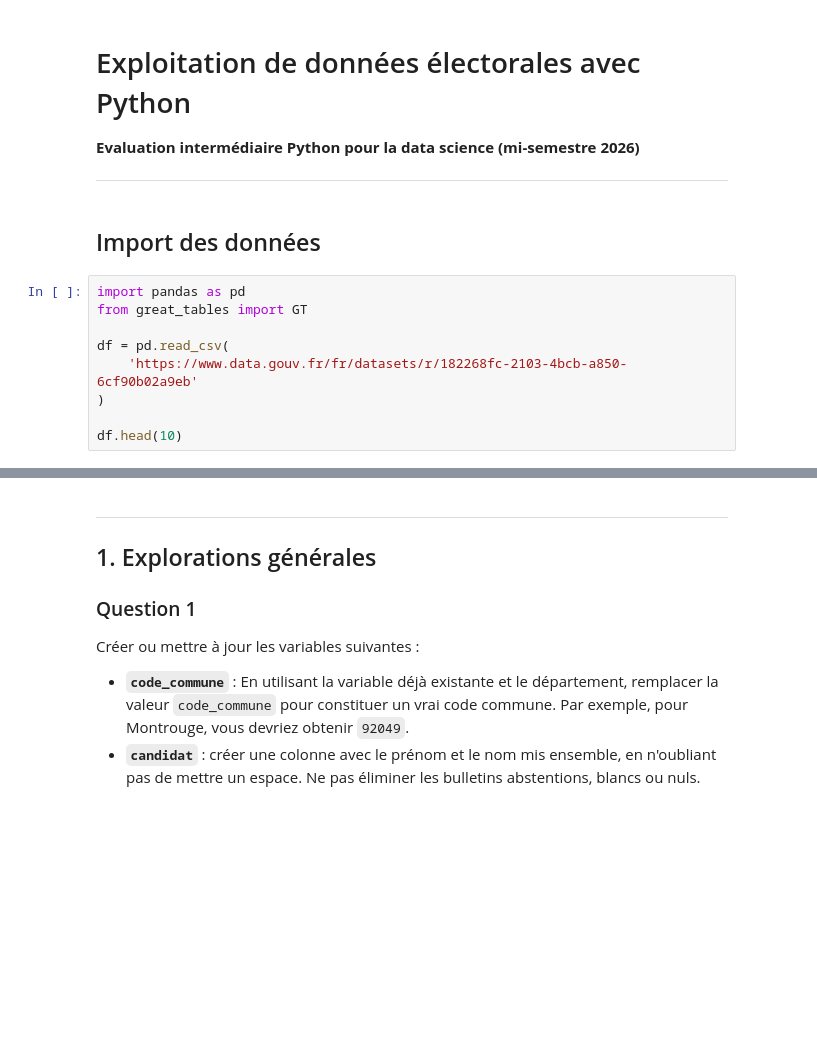
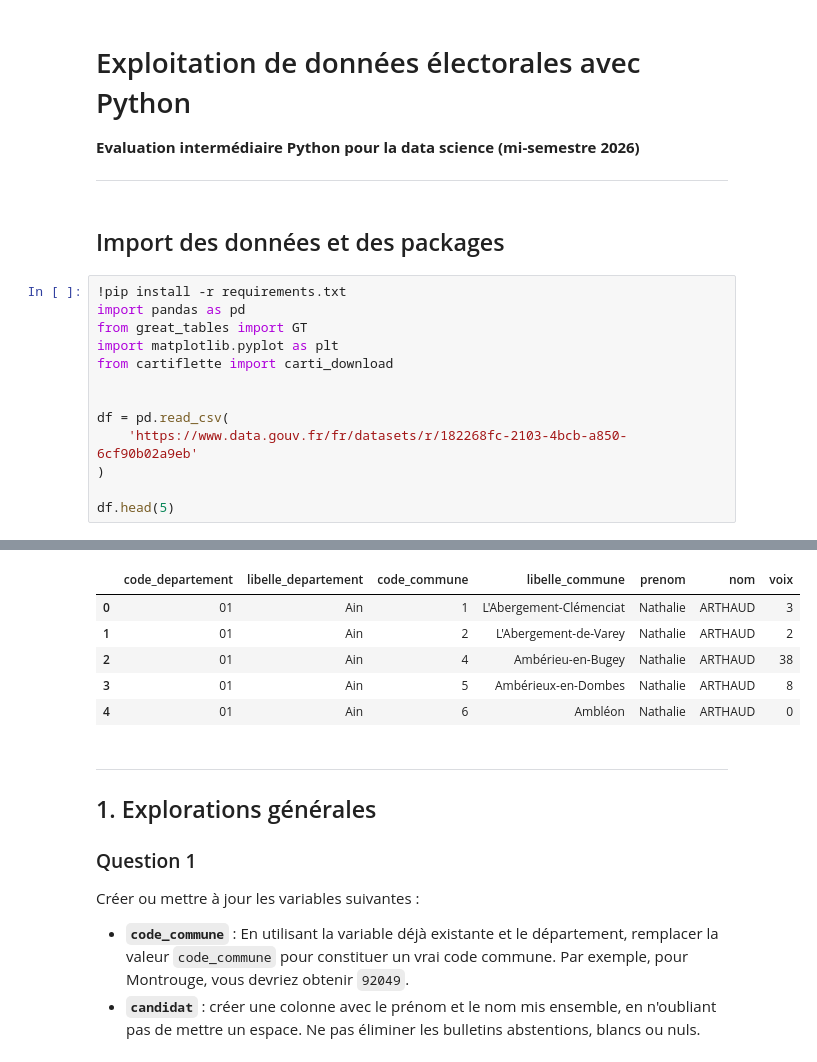
Before and after one commit to zgregi/DM_python_datascience, a Jupyter notebook: main.ipynb, the cells around one changed output, grey strips where cells are left out. Cells and saved outputs as stored; diff of their text form; blank space fills up the shorter version.

```diff
--- a/main.ipynb
+++ b/main.ipynb
@@ -4,13 +4,18 @@
 
 ---
 # %% [markdown]
-## Import des données
+## Import des données et des packages
 # %%
+!pip install -r requirements.txt
 import pandas as pd
 from great_tables import GT
+import matplotlib.pyplot as plt
+from cartiflette import carti_download
+
 
 df = pd.read_csv(
     'https://www.data.gouv.fr/fr/datasets/r/182268fc-2103-4bcb-a850-6cf90b02a9eb'
 )
 
-df.head(10)
+df.head(5)
+# %% [output]
@@ -17,3 +39,9 @@ df.head(10)
+|  | code_departement | libelle_departement | code_commune | libelle_commune | prenom | nom | voix |
+| 0 | 01 | Ain | 1 | L'Abergement-Clémenciat | Nathalie | ARTHAUD | 3 |
+| 1 | 01 | Ain | 2 | L'Abergement-de-Varey | Nathalie | ARTHAUD | 2 |
+| 2 | 01 | Ain | 4 | Ambérieu-en-Bugey | Nathalie | ARTHAUD | 38 |
+| 3 | 01 | Ain | 5 | Ambérieux-en-Dombes | Nathalie | ARTHAUD | 8 |
+| 4 | 01 | Ain | 6 | Ambléon | Nathalie | ARTHAUD | 0 |
 # %% [markdown]
 ---
 ## 1. Explorations générales
```
Also changed, not shown: parts of 19 cells of this notebook, 1 other file.
